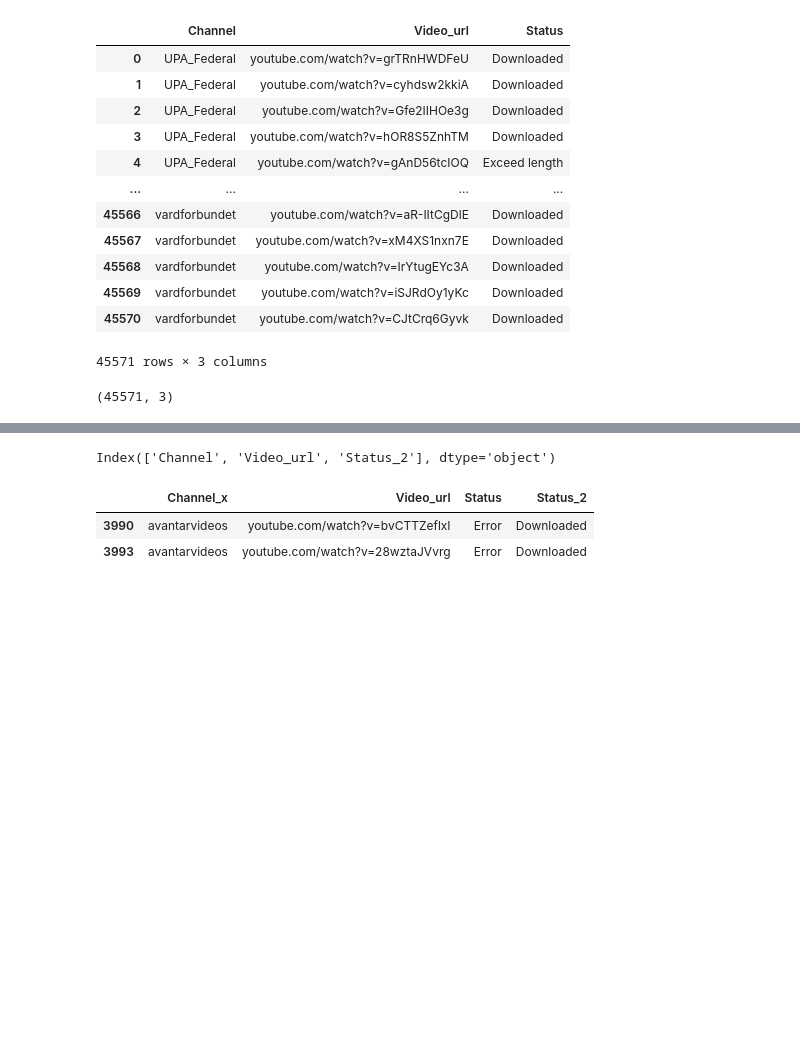
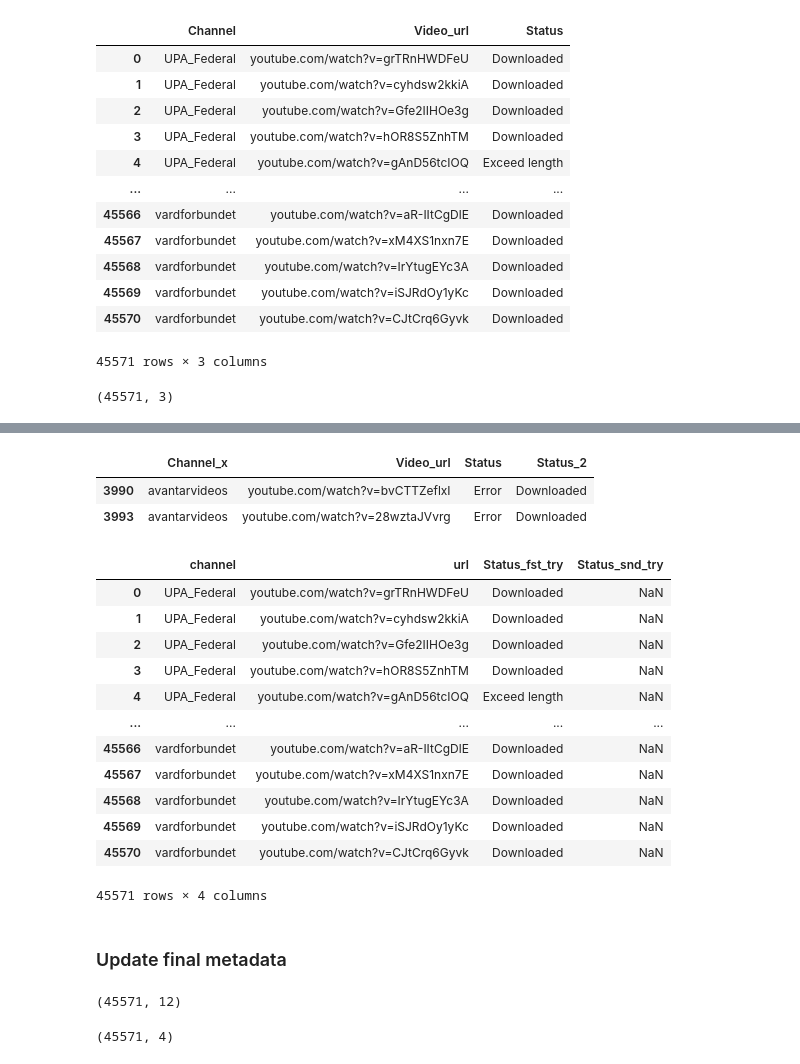
Before and after one commit to DaliaO15/CDHU-katrin_youtube, a Jupyter notebook: prototyping/video_download/downloads_analysis.ipynb, the cells around one changed output, grey strips where cells are left out. Saved outputs shown, nothing was run; the diff lists cells and outputs as text; code cells hidden in the pictures; blank space fills up the shorter version.

```diff
--- a/prototyping/video_download/downloads_analysis.ipynb
+++ b/prototyping/video_download/downloads_analysis.ipynb
@@ -213,7 +206,3 @@ Index(['Channel', 'Video_url', 'Status'], dtype='object')
-# %%
-retry_info.columns
-# %% [output]
-Index(['Channel', 'Video_url', 'Status_2'], dtype='object')
 # %%
 full_info_status = pd.merge(first_try_info, retry_info, how = 'outer', on = ['Video_url']).drop(columns=['Channel_y'])
 # %%
@@ -226,0 +218,26 @@ full_info_status.to_parquet(path='../../data_collection/data/videos/full_downloa
+# %%
+full_info_status
+# %% [output]
+|  | channel | url | Status_fst_try | Status_snd_try |
+| 0 | UPA_Federal | youtube.com/watch?v=grTRnHWDFeU | Downloaded | NaN |
+| 1 | UPA_Federal | youtube.com/watch?v=cyhdsw2kkiA | Downloaded | NaN |
+| 2 | UPA_Federal | youtube.com/watch?v=Gfe2IIHOe3g | Downloaded | NaN |
+| 3 | UPA_Federal | youtube.com/watch?v=hOR8S5ZnhTM | Downloaded | NaN |
+| 4 | UPA_Federal | youtube.com/watch?v=gAnD56tcIOQ | Exceed length | NaN |
+| ... | ... | ... | ... | ... |
+| 45566 | vardforbundet | youtube.com/watch?v=aR-IItCgDlE | Downloaded | NaN |
+| 45567 | vardforbundet | youtube.com/watch?v=xM4XS1nxn7E | Downloaded | NaN |
+| 45568 | vardforbundet | youtube.com/watch?v=IrYtugEYc3A | Downloaded | NaN |
+| 45569 | vardforbundet | youtube.com/watch?v=iSJRdOy1yKc | Downloaded | NaN |
+| 45570 | vardforbundet | youtube.com/watch?v=CJtCrq6Gyvk | Downloaded | NaN |
+45571 rows × 4 columns
+# %% [markdown]
+### Update final metadata
+# %%
+videos_mtdta.shape
+# %% [output]
+(45571, 12)
+# %%
+full_info_status.shape
+# %% [output]
+(45571, 4)
```
Also changed, not shown: parts of 24 cells of this notebook, 4 other files.
